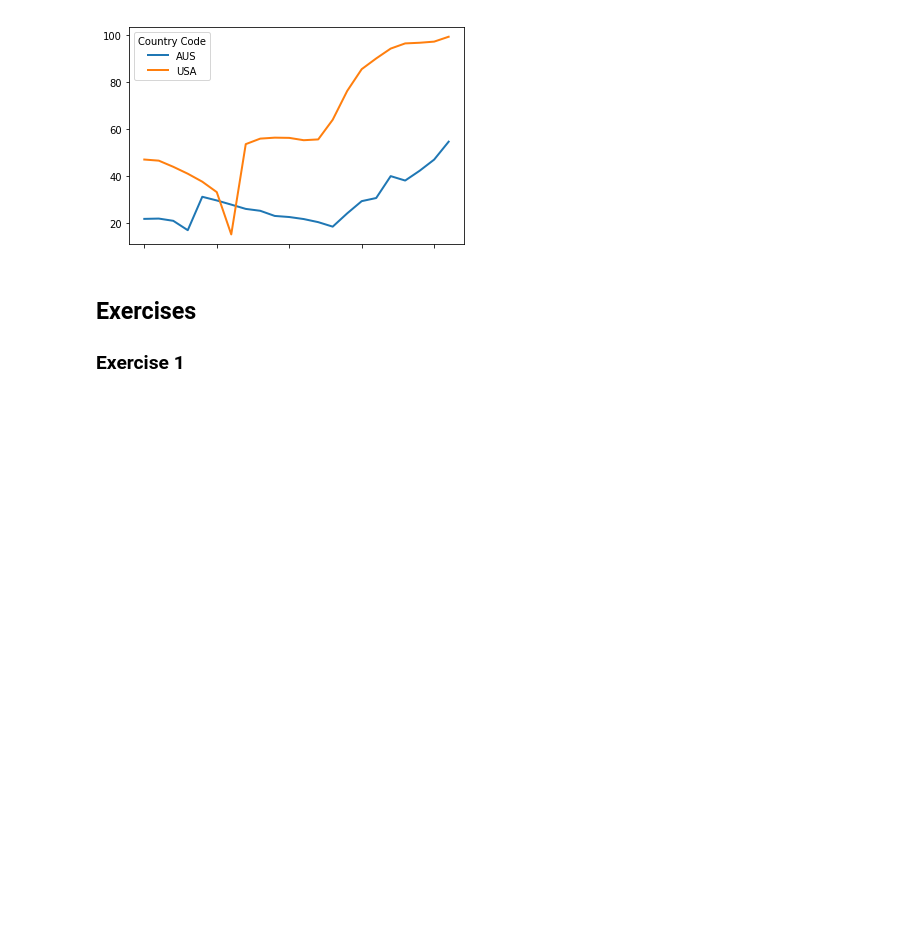
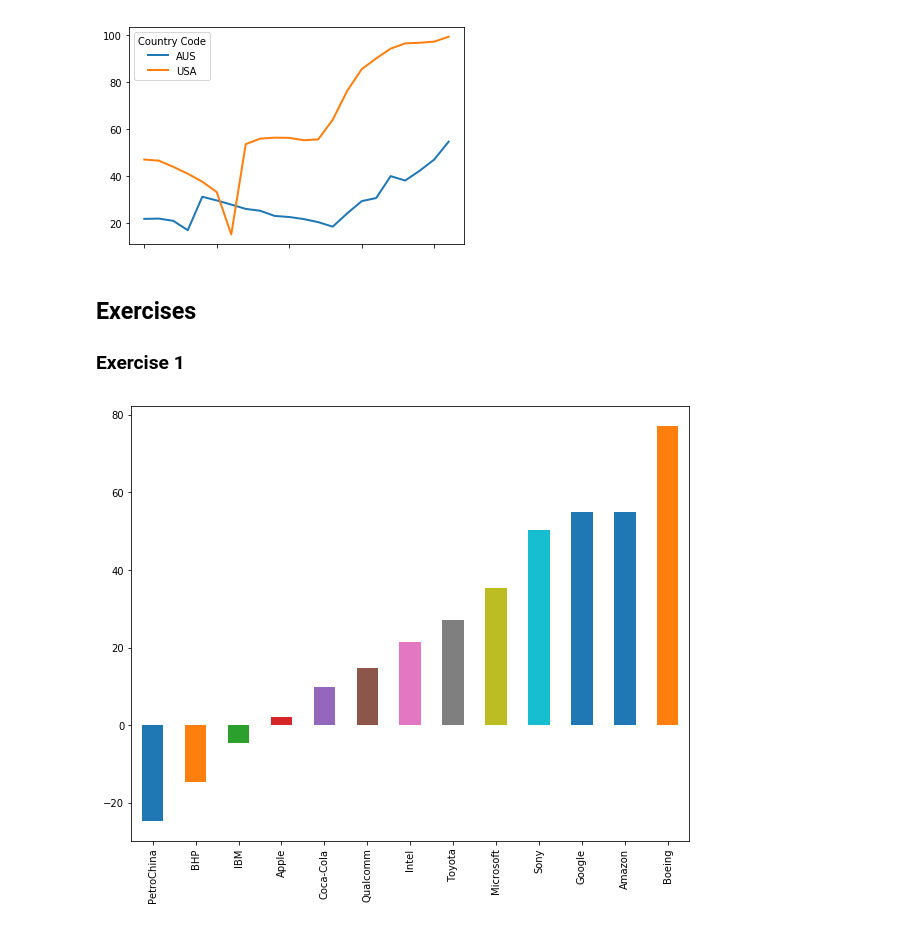
Before and after one commit to sjvasconcello/quantecon, a Jupyter notebook: data_and_empirics/Pandas.ipynb, the cells around one changed output. Saved outputs shown, nothing was run; the diff lists cells and outputs as text; code cells hidden in the pictures; blank space fills up the shorter version.

```diff
--- a/data_and_empirics/Pandas.ipynb
+++ b/data_and_empirics/Pandas.ipynb
@@ -319,28 +319,30 @@ plt.show()
 # %%
 ticker = pd.read_csv('https://github.com/QuantEcon/QuantEcon.lectures.code/raw/master/pandas/data/ticker_data.csv')
 ticker.set_index('Date', inplace=True)
 
 ticker_list = {'INTC': 'Intel',
                'MSFT': 'Microsoft',
                'IBM': 'IBM',
                'BHP': 'BHP',
                'TM': 'Toyota',
                'AAPL': 'Apple',
                'AMZN': 'Amazon',
                'BA': 'Boeing',
                'QCOM': 'Qualcomm',
                'KO': 'Coca-Cola',
                'GOOG': 'Google',
                'SNE': 'Sony',
                'PTR': 'PetroChina'}
 price_change = pd.Series()
 
 for tick in ticker_list:
     change = 100 * (ticker.loc[ticker.index[-1], tick] - ticker.loc[ticker.index[0], tick]) / ticker.loc[ticker.index[0], tick]
     name = ticker_list[tick]
     price_change[name] = change
 
 price_change.sort_values(inplace=True)
 fig, ax = plt.subplots(figsize=(10,8))
 price_change.plot(kind='bar', ax=ax)
-plt.
+plt.show()
+# %% [output]
+[figure, added]
```
Also changed, not shown: 1 other file.
